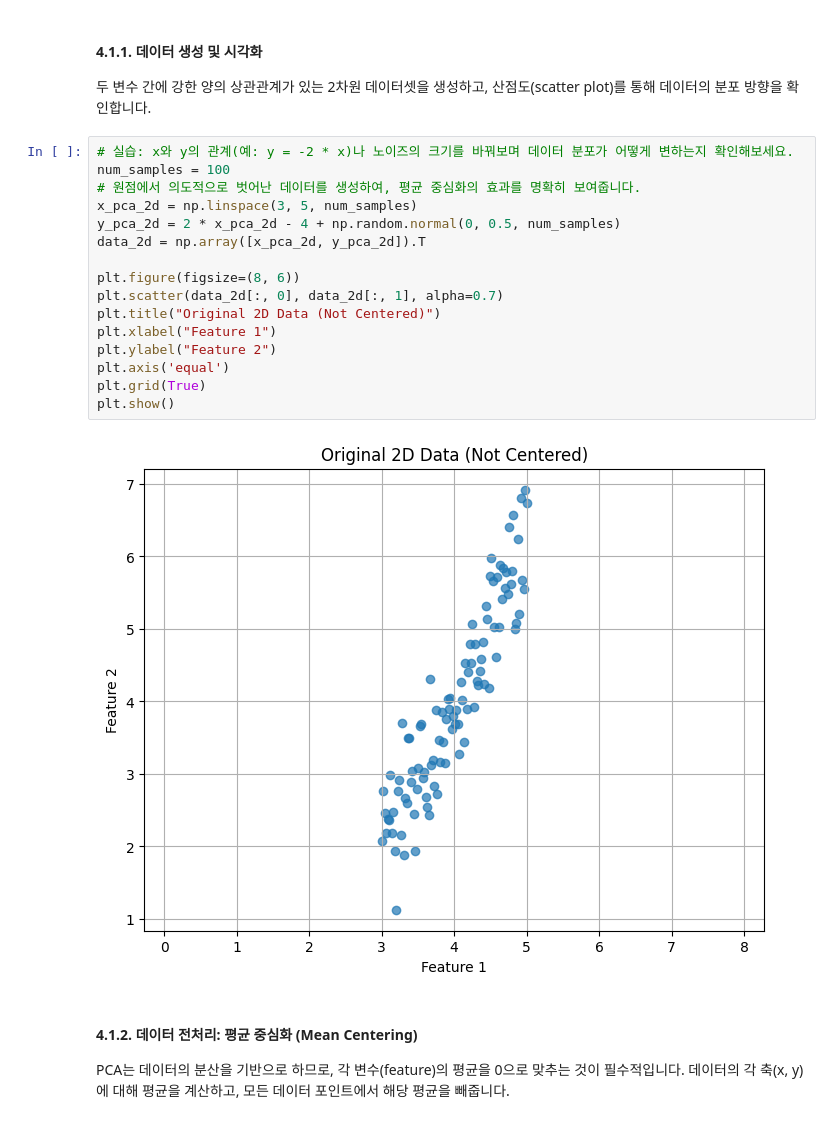
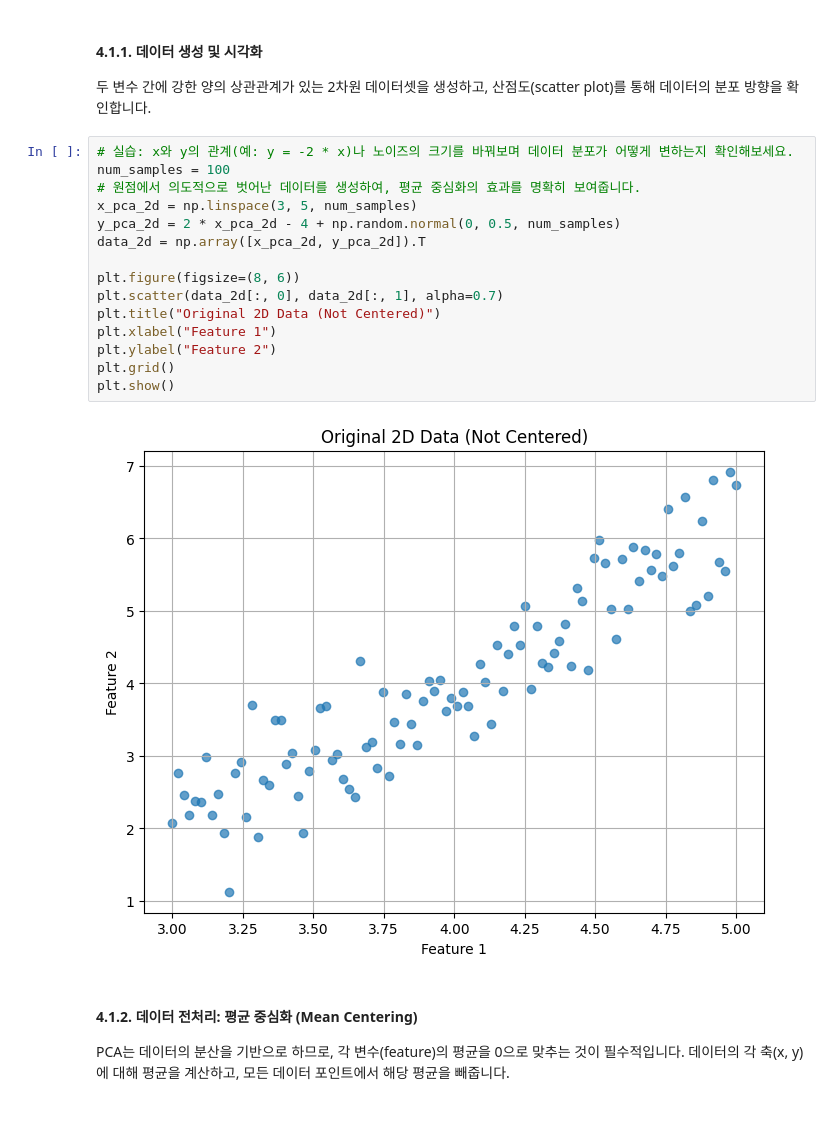
Before and after one commit to jonggul2/linear-algebra-practice, a Jupyter notebook: linear_algebra_practice.ipynb, the cells around one changed output. Drawn from its saved outputs; the diff is of its cells as text.

```diff
--- a/linear_algebra_practice.ipynb
+++ b/linear_algebra_practice.ipynb
@@ -1057,21 +1097,20 @@ R 행렬의 크기: (2, 2)
 # %%
 # 실습: x와 y의 관계(예: y = -2 * x)나 노이즈의 크기를 바꿔보며 데이터 분포가 어떻게 변하는지 확인해보세요.
 num_samples = 100
 # 원점에서 의도적으로 벗어난 데이터를 생성하여, 평균 중심화의 효과를 명확히 보여줍니다.
 x_pca_2d = np.linspace(3, 5, num_samples)
 y_pca_2d = 2 * x_pca_2d - 4 + np.random.normal(0, 0.5, num_samples)
 data_2d = np.array([x_pca_2d, y_pca_2d]).T
 
 plt.figure(figsize=(8, 6))
 plt.scatter(data_2d[:, 0], data_2d[:, 1], alpha=0.7)
 plt.title("Original 2D Data (Not Centered)")
 plt.xlabel("Feature 1")
 plt.ylabel("Feature 2")
-plt.axis('equal')
-plt.grid(True)
+plt.grid()
 plt.show()
 # %% [output]
-[figure, old version]
+[figure, new version]
 # %% [markdown]
 #### 4.1.2. 데이터 전처리: 평균 중심화 (Mean Centering)
 PCA는 데이터의 분산을 기반으로 하므로, 각 변수(feature)의 평균을 0으로 맞추는 것이 필수적입니다.
```
Also changed, not shown: parts of 4 cells of this notebook, 4 other files.
